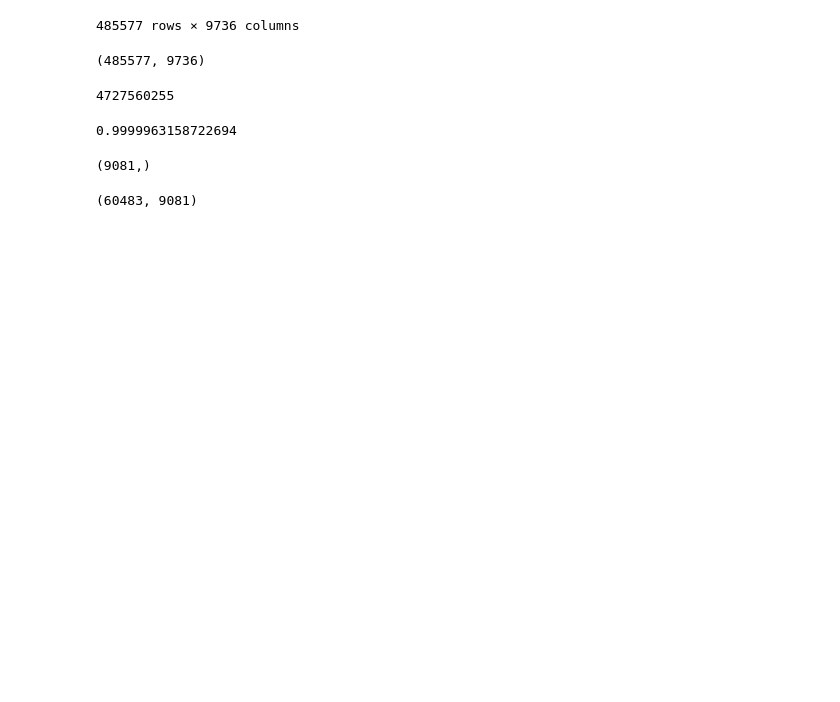
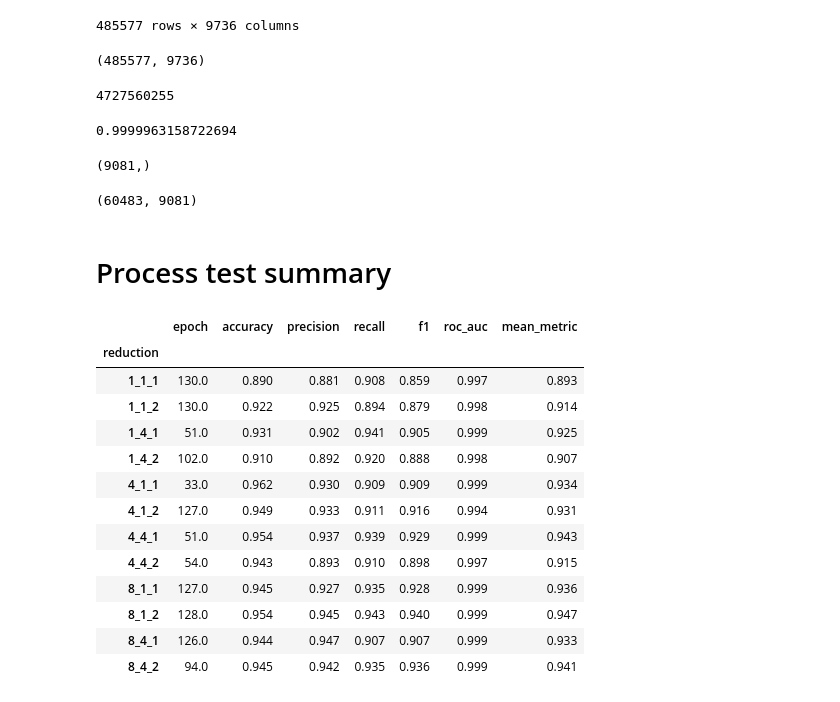
Before and after one commit to hashimsayed0/OmiEmbed, a Jupyter notebook: playground.ipynb, the cells around one changed output. Drawn from its saved outputs; the diff is of its cells as text; code cells hidden in the pictures; blank space fills up the shorter version.

```diff
--- a/playground.ipynb
+++ b/playground.ipynb
@@ -308,3 +308,5 @@ np.save('data/AB_inter/B_samples.npy', Bs)
 # %%
 np.save('data/AB_inter/A.npy', Av)
 np.save('data/AB_inter/B.npy', Bv)
+# %% [markdown]
+# Process test summary
@@ -310,0 +317,45 @@ np.save('data/AB_inter/B.npy', Bv)
+# %%
+# load txt file that contains 5 columns: accuracy, precision, recall, f1, roc_auc
+encoder, decoder, downstream = [1,4,8], [1,4], [1,2]
+# create new df with columns: reduction, accuracy, precision, recall, f1, roc_auc
+max_acc_df = pd.DataFrame(columns=['reduction', 'epoch', 'accuracy', 'precision', 'recall', 'f1', 'roc_auc', 'mean_metric'])
+max_mean_df = pd.DataFrame(columns=['reduction', 'epoch', 'accuracy', 'precision', 'recall', 'f1', 'roc_auc', 'mean_metric'])
+for ed, dd, dsd in list(itertools.product(encoder, decoder, downstream)):
+    path = os.path.join('checkpoints/subset/reduction/sub4', str(ed) + '_' + str(dd) +'_' + str(dsd), 'test_summary.txt')
+    # create df from path, where column names are epoch, accuracy, precision, recall, f1, roc_auc
+    # and ignore empty rows, and ignore last value of each line
+    df = pd.read_csv(path, sep='\t', header=None, skiprows=1).dropna(axis=1, how='all')
+    # rename columns as accuracy, precision, recall, f1, roc_auc
+    df.columns = ['epoch', 'accuracy', 'precision', 'recall', 'f1', 'roc_auc']
+    # round values of df to 3 decimal places
+    df = df.round(3)
+    # select values of each column where accuracy is maximum
+    row_max = df.loc[df['accuracy'].idxmax()]
+    # select values of each column where mean of last 5 columns is maximum
+    row_mean = df.loc[df[['accuracy', 'precision', 'recall']].mean(axis=1).idxmax()]
+    # calculate mean of last 5 columns of row_max
+    row_mean_last5 = row_mean[['accuracy', 'precision', 'recall']].mean(axis=0).round(3)
+    # do the same thing above to row_max
+    row_max_last5 = row_max[['accuracy', 'precision', 'recall']].mean(axis=0).round(3)
+    # append reduction + row_max as a new row to max_acc_df
+    max_acc_df = max_acc_df.append(pd.DataFrame([[str(ed) + '_' + str(dd) +'_' + str(dsd)] + list(row_max.values) + [row_max_last5]], columns=max_acc_df.columns))
+    max_mean_df = max_mean_df.append(pd.DataFrame([[str(ed) + '_' + str(dd) +'_' + str(dsd)] + list(row_mean.values) + [row_mean_last5]], columns=max_mean_df.columns))
+max_acc_df = max_acc_df.set_index('reduction')
+max_mean_df = max_mean_df.set_index('reduction')
+# %%
+max_mean_df
+# %% [output]
+|  | epoch | accuracy | precision | recall | f1 | roc_auc | mean_metric |
+| reduction |  |  |  |  |  |  |  |
+| 1_1_1 | 130.0 | 0.890 | 0.881 | 0.908 | 0.859 | 0.997 | 0.893 |
+| 1_1_2 | 130.0 | 0.922 | 0.925 | 0.894 | 0.879 | 0.998 | 0.914 |
+| 1_4_1 | 51.0 | 0.931 | 0.902 | 0.941 | 0.905 | 0.999 | 0.925 |
+| 1_4_2 | 102.0 | 0.910 | 0.892 | 0.920 | 0.888 | 0.998 | 0.907 |
+| 4_1_1 | 33.0 | 0.962 | 0.930 | 0.909 | 0.909 | 0.999 | 0.934 |
+| 4_1_2 | 127.0 | 0.949 | 0.933 | 0.911 | 0.916 | 0.994 | 0.931 |
+| 4_4_1 | 51.0 | 0.954 | 0.937 | 0.939 | 0.929 | 0.999 | 0.943 |
+| 4_4_2 | 54.0 | 0.943 | 0.893 | 0.910 | 0.898 | 0.997 | 0.915 |
+| 8_1_1 | 127.0 | 0.945 | 0.927 | 0.935 | 0.928 | 0.999 | 0.936 |
+| 8_1_2 | 128.0 | 0.954 | 0.945 | 0.943 | 0.940 | 0.999 | 0.947 |
+| 8_4_1 | 126.0 | 0.944 | 0.947 | 0.907 | 0.907 | 0.999 | 0.933 |
+| 8_4_2 | 94.0 | 0.945 | 0.942 | 0.935 | 0.936 | 0.999 | 0.941 |
```
Also changed, not shown: parts of 6 cells of this notebook.
